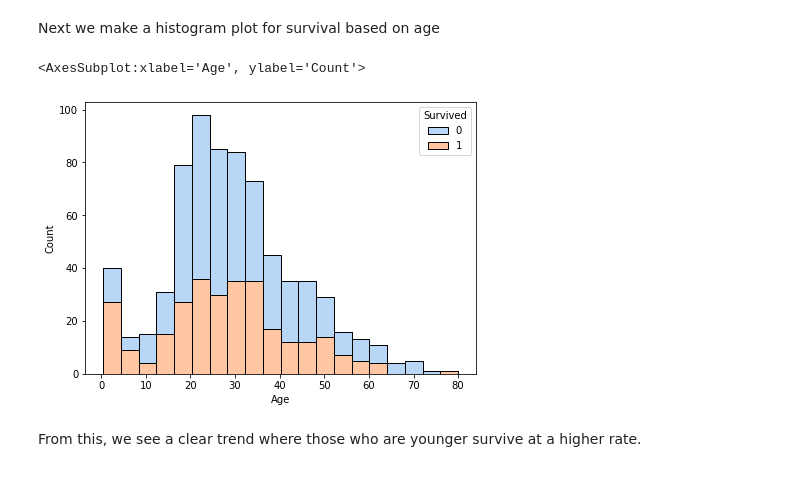
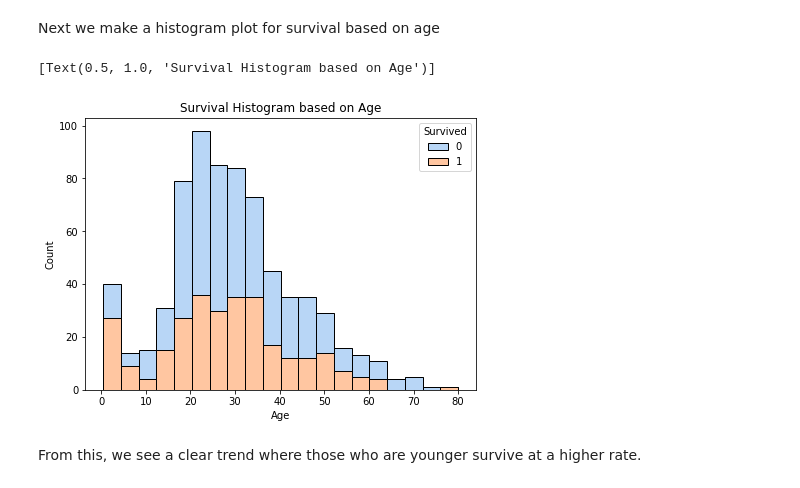
Before and after one commit to GraydonHall42/Titanic-Dataset-Analysis, a Jupyter notebook: GH_final_project.ipynb, the cells around one changed output. Drawn from its saved outputs; the diff is of its cells as text; code cells hidden in the pictures.

```diff
--- a/GH_final_project.ipynb
+++ b/GH_final_project.ipynb
@@ -184,16 +184,16 @@ Next we make a histogram plot for survival based on age
 # %%
 f = plt.figure(figsize=(7,5))
 ax = f.add_subplot(1,1,1)
 
 # plot
 import seaborn as sns
 sns.histplot(data=train, ax=ax, stat="count", multiple="stack",
              x="Age", kde=False,
              palette="pastel", hue="Survived",
-             element="bars", legend=True)
+             element="bars", legend=True).set(title="Survival Histogram based on Age")
 # %% [output]
-<AxesSubplot:xlabel='Age', ylabel='Count'>
+[Text(0.5, 1.0, 'Survival Histogram based on Age')]
-[figure, old version]
+[figure, new version]
 # %% [markdown]
 From this, we see a clear trend where those who are younger survive at a higher rate.
 # %% [markdown]
```
Also changed, not shown: parts of 9 cells of this notebook, 10 other files.
